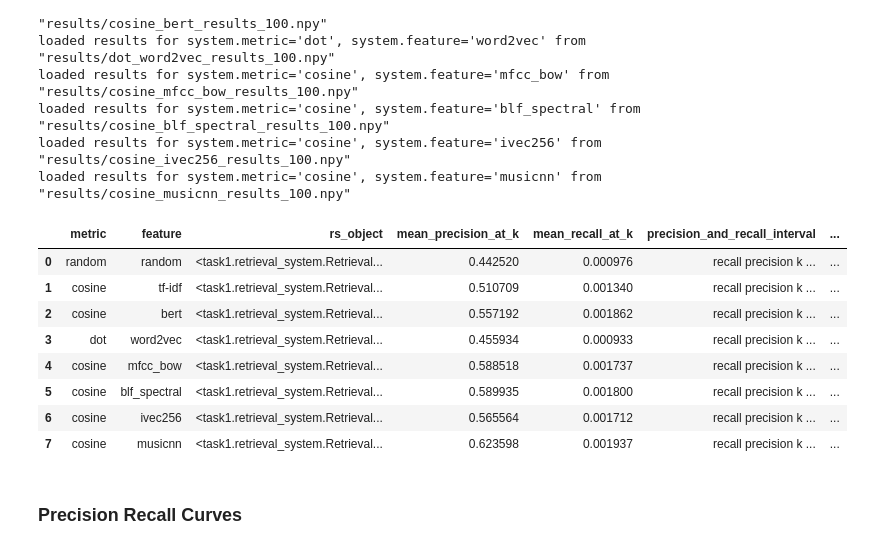
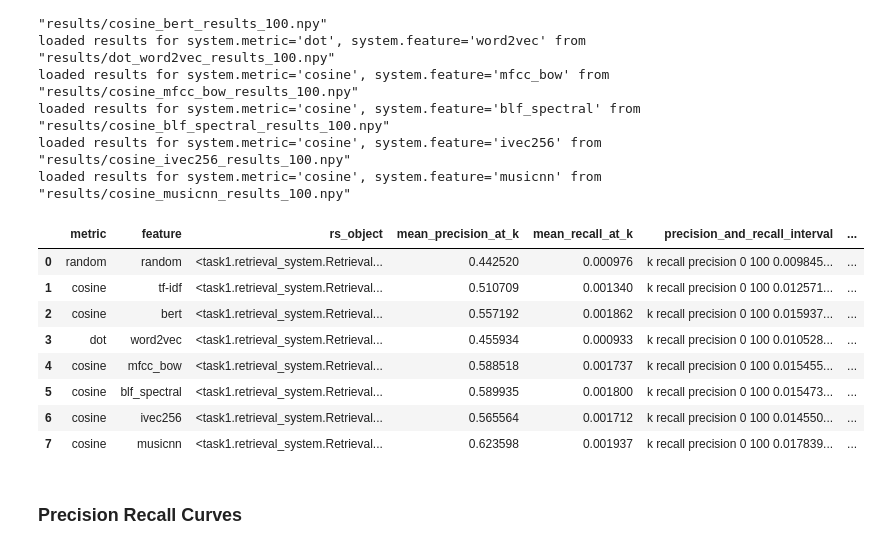
Before and after one commit to KaindlJulian/mmsr, a Jupyter notebook: task2/task_2_pipeline.ipynb, the cells around one changed output. Saved outputs shown, nothing was run; the diff lists cells and outputs as text; code cells hidden in the pictures.

```diff
--- a/task2/task_2_pipeline.ipynb
+++ b/task2/task_2_pipeline.ipynb
@@ -119,25 +114,27 @@ loaded results for system.metric='cosine', system.feature='blf_spectral' from "r
 loaded results for system.metric='cosine', system.feature='ivec256' from "results/cosine_ivec256_results_100.npy"
 loaded results for system.metric='cosine', system.feature='musicnn' from "results/cosine_musicnn_results_100.npy"
 # %%
-evaluation = evaluate.run([
-    (Pipeline.mean_precision_at_k, dict(k=10)),
-    (Pipeline.mean_recall_at_k, dict(k=10)),
-    (Pipeline.precision_and_recall_interval, dict(k_min=1, k_max=100, step_size=5)),
-    (Pipeline.mean_ndcg_at_k, dict(k=10)),
-    (Pipeline.genre_coverage_at_k, dict(k=10)),
+evaluate.load_results_csv("task_2.csv")
+result = evaluate.run([
+    #(Pipeline.mean_precision_at_k, dict(k=10)),
+    #(Pipeline.mean_recall_at_k, dict(k=10)),
+    #(Pipeline.precision_and_recall_interval, dict(k_min=1, k_max=100, step_size=5)),
+    #(Pipeline.mean_ndcg_at_k, dict(k=10)),
+    #(Pipeline.genre_coverage_at_k, dict(k=10)),
+    (Pipeline.mean_genre_diversity_at_k, dict(k=10)),
 ])
-evaluation.to_csv("task_2.csv", index=False)
-evaluation
+result.to_csv("task_2.csv", index=False)
+result
 # %% [output]
 |  | metric | feature | rs_object | mean_precision_at_k | mean_recall_at_k | precision_and_recall_interval | ... |
-| 0 | random | random | <task1.retrieval_system.Retrieval... | 0.442520 | 0.000976 | recall precision k ... | ... |
-| 1 | cosine | tf-idf | <task1.retrieval_system.Retrieval... | 0.510709 | 0.001340 | recall precision k ... | ... |
-| 2 | cosine | bert | <task1.retrieval_system.Retrieval... | 0.557192 | 0.001862 | recall precision k ... | ... |
-| 3 | dot | word2vec | <task1.retrieval_system.Retrieval... | 0.455934 | 0.000933 | recall precision k ... | ... |
-| 4 | cosine | mfcc_bow | <task1.retrieval_system.Retrieval... | 0.588518 | 0.001737 | recall precision k ... | ... |
-| 5 | cosine | blf_spectral | <task1.retrieval_system.Retrieval... | 0.589935 | 0.001800 | recall precision k ... | ... |
-| 6 | cosine | ivec256 | <task1.retrieval_system.Retrieval... | 0.565564 | 0.001712 | recall precision k ... | ... |
-| 7 | cosine | musicnn | <task1.retrieval_system.Retrieval... | 0.623598 | 0.001937 | recall precision k ... | ... |
+| 0 | random | random | <task1.retrieval_system.Retrieval... | 0.442520 | 0.000976 | k recall precision 0 100 0.009845... | ... |
+| 1 | cosine | tf-idf | <task1.retrieval_system.Retrieval... | 0.510709 | 0.001340 | k recall precision 0 100 0.012571... | ... |
+| 2 | cosine | bert | <task1.retrieval_system.Retrieval... | 0.557192 | 0.001862 | k recall precision 0 100 0.015937... | ... |
+| 3 | dot | word2vec | <task1.retrieval_system.Retrieval... | 0.455934 | 0.000933 | k recall precision 0 100 0.010528... | ... |
+| 4 | cosine | mfcc_bow | <task1.retrieval_system.Retrieval... | 0.588518 | 0.001737 | k recall precision 0 100 0.015455... | ... |
+| 5 | cosine | blf_spectral | <task1.retrieval_system.Retrieval... | 0.589935 | 0.001800 | k recall precision 0 100 0.015473... | ... |
+| 6 | cosine | ivec256 | <task1.retrieval_system.Retrieval... | 0.565564 | 0.001712 | k recall precision 0 100 0.014550... | ... |
+| 7 | cosine | musicnn | <task1.retrieval_system.Retrieval... | 0.623598 | 0.001937 | k recall precision 0 100 0.017839... | ... |
 # %% [markdown]
 ### Precision Recall Curves
 # %%
```
Also changed, not shown: parts of 3 cells of this notebook, 3 other files.
